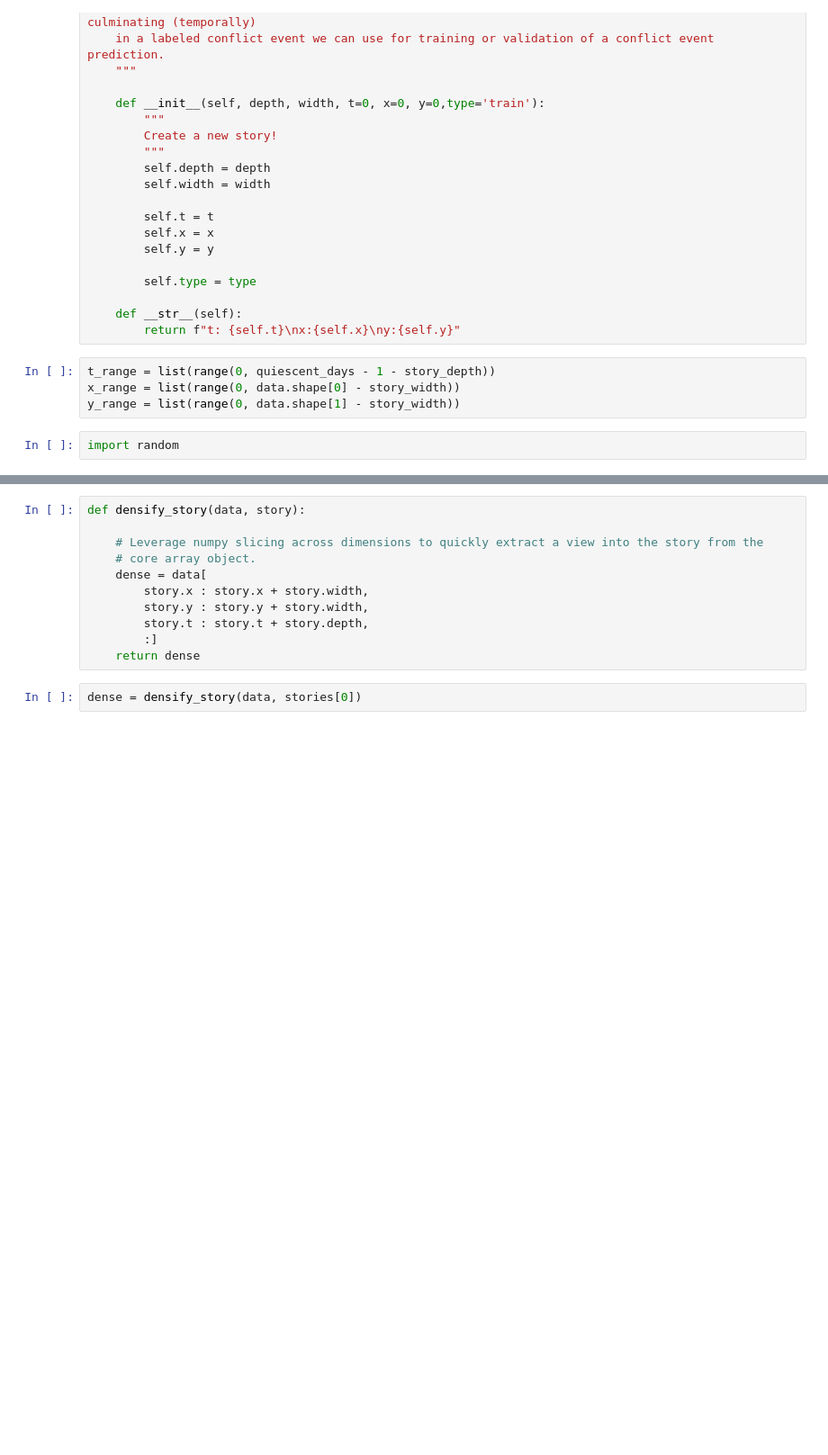
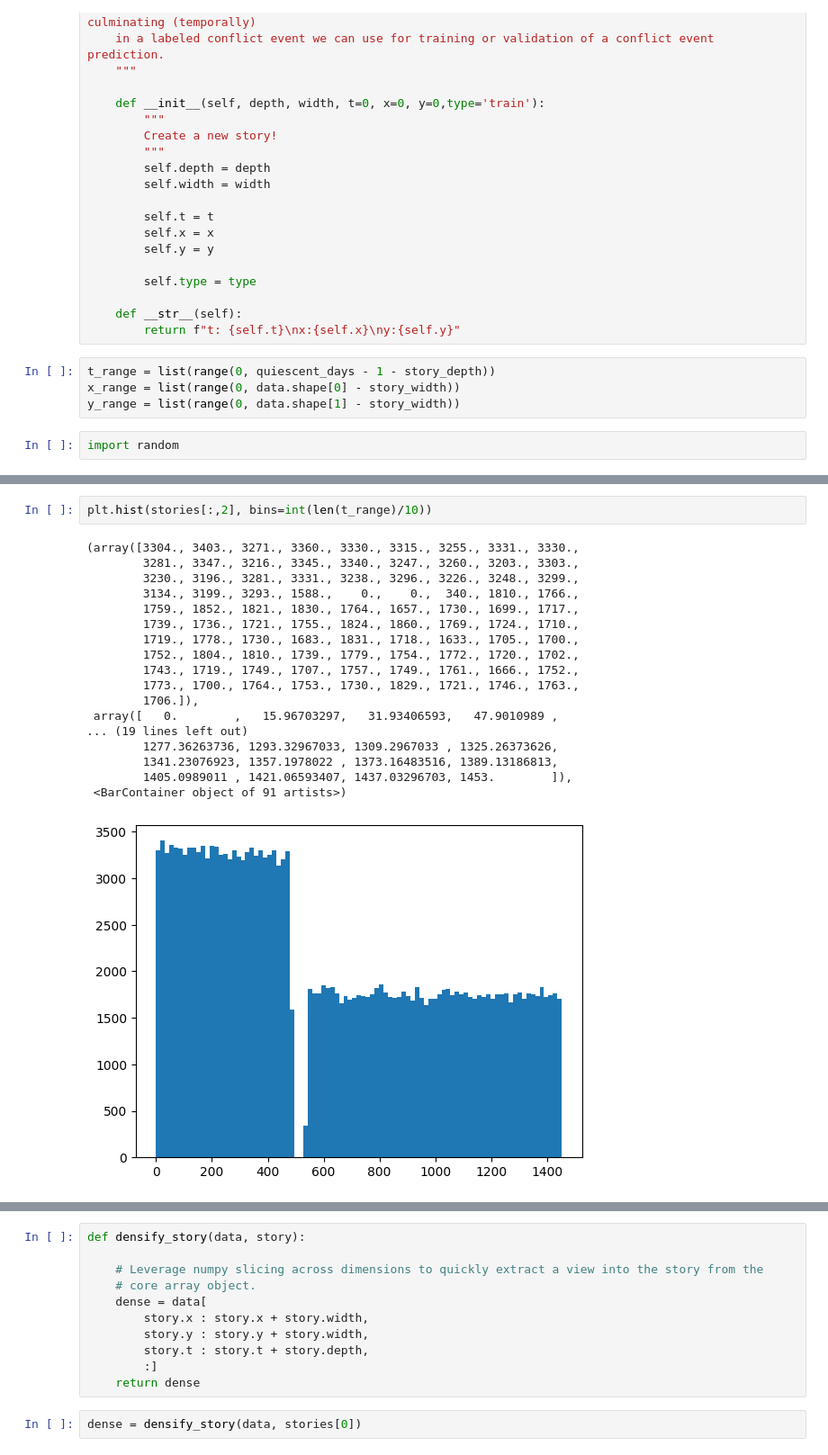
Before and after one commit to auto-d/flashpoint-detector, a Jupyter notebook: notebooks/eda.ipynb, the cells around one changed output, grey strips where cells are left out. Shown at 90% size. Drawn from its saved outputs; the diff is of its cells as text; blank space fills up the shorter version.

```diff
--- a/notebooks/eda.ipynb
+++ b/notebooks/eda.ipynb
@@ -732,0 +739,21 @@ y:8
+# %%
+plt.hist(stories[:,2], bins=int(len(t_range)/10))
+# %% [output]
+(array([3304., 3403., 3271., 3360., 3330., 3315., 3255., 3331., 3330.,
+        3281., 3347., 3216., 3345., 3340., 3247., 3260., 3203., 3303.,
+        3230., 3196., 3281., 3331., 3238., 3296., 3226., 3248., 3299.,
+        3134., 3199., 3293., 1588.,    0.,    0.,  340., 1810., 1766.,
+        1759., 1852., 1821., 1830., 1764., 1657., 1730., 1699., 1717.,
+        1739., 1736., 1721., 1755., 1824., 1860., 1769., 1724., 1710.,
+        1719., 1778., 1730., 1683., 1831., 1718., 1633., 1705., 1700.,
+        1752., 1804., 1810., 1739., 1779., 1754., 1772., 1720., 1702.,
+        1743., 1719., 1749., 1707., 1757., 1749., 1761., 1666., 1752.,
+        1773., 1700., 1764., 1753., 1730., 1829., 1721., 1746., 1763.,
+        1706.]),
+ array([   0.        ,   15.96703297,   31.93406593,   47.9010989 ,
+... (19 lines left out)
+        1277.36263736, 1293.32967033, 1309.2967033 , 1325.26373626,
+        1341.23076923, 1357.1978022 , 1373.16483516, 1389.13186813,
+        1405.0989011 , 1421.06593407, 1437.03296703, 1453.        ]),
+ <BarContainer object of 91 artists>)
+[figure, added]
```
Also changed, not shown: parts of 22 cells of this notebook.
